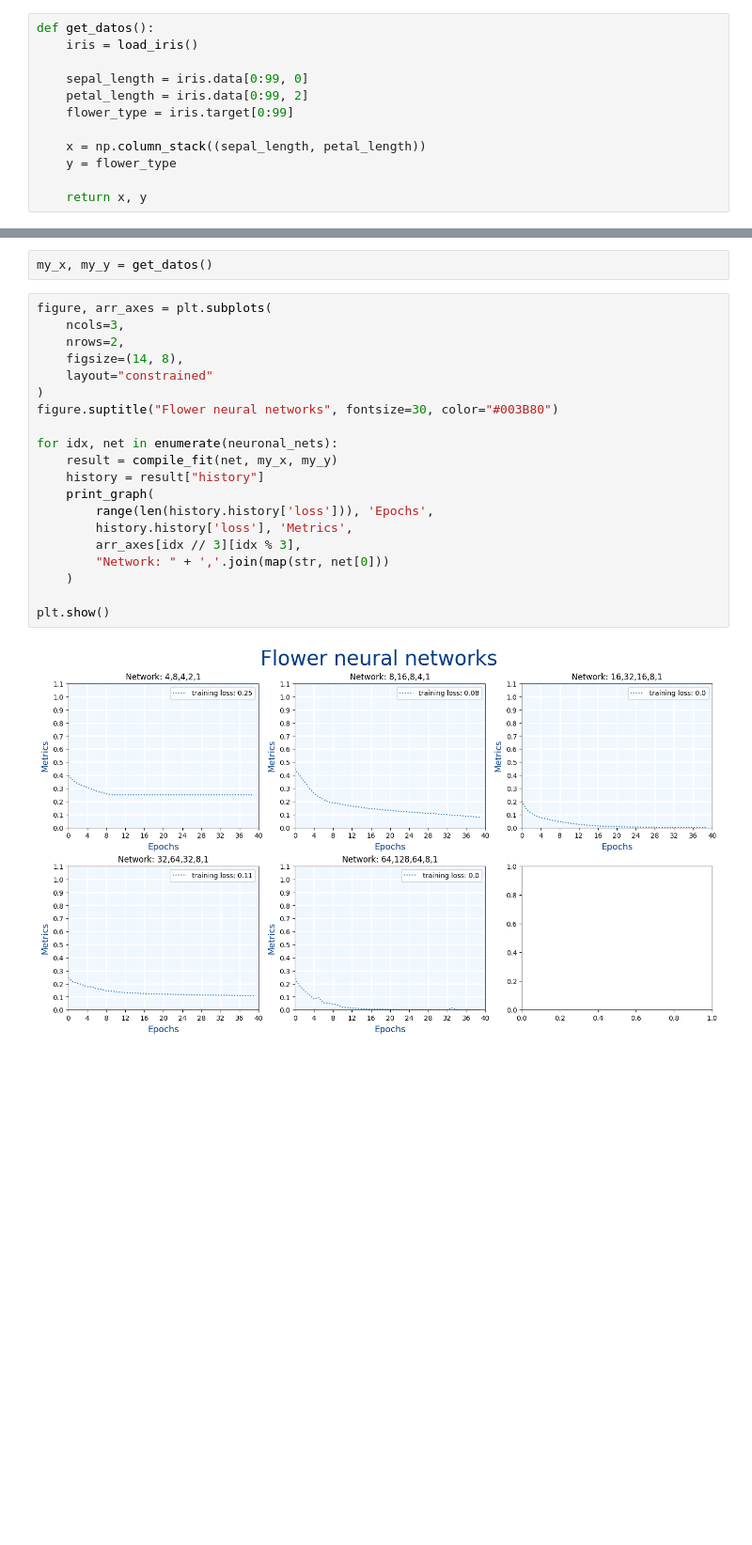
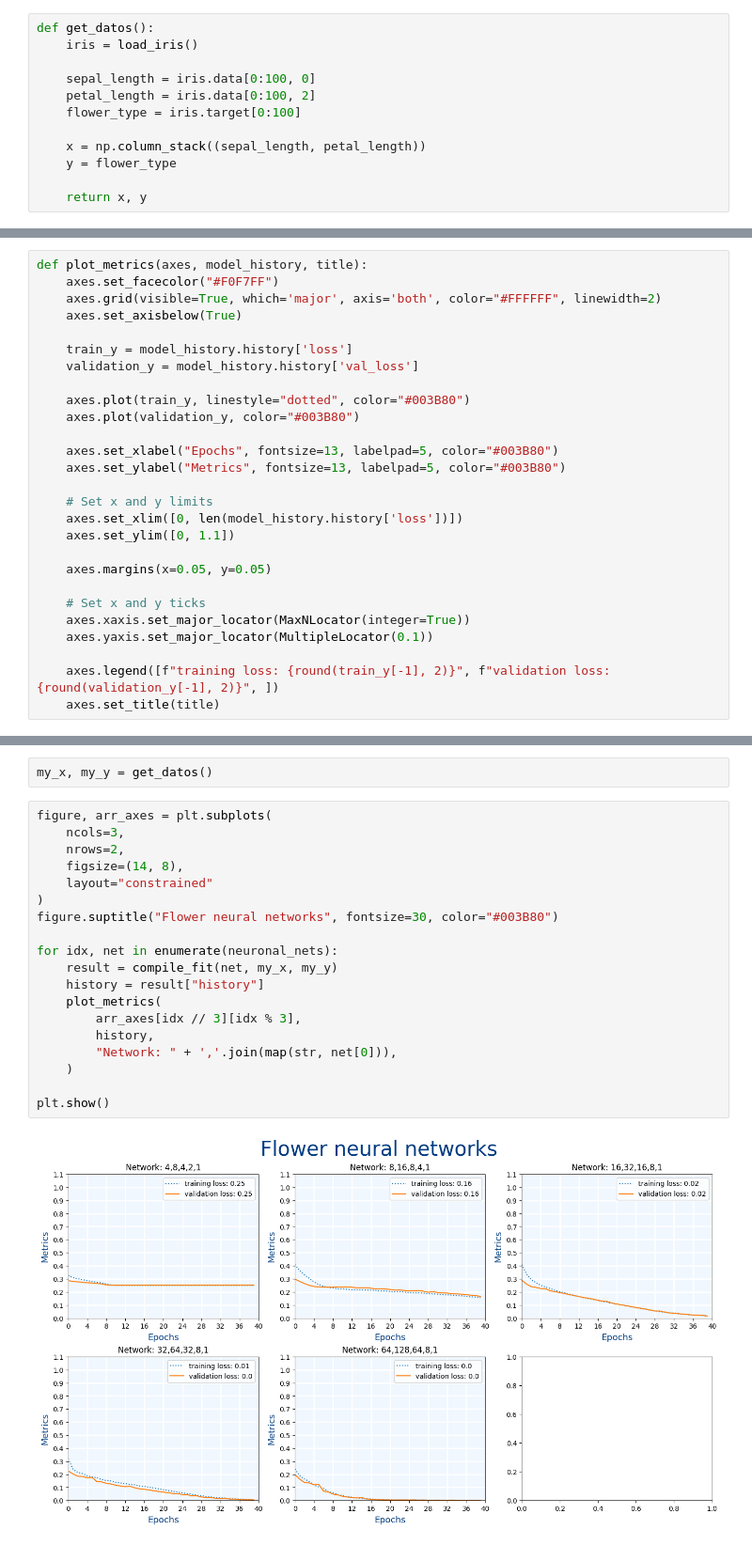
Before and after one commit to TehWeifu/IABD, a Jupyter notebook: ProgramacionDeInteligencia/Lorenzo/Unit04-Graphs/Exercise23.ipynb, the cells around one changed output, grey strips where cells are left out. Shown at 94% size. Cells and saved outputs as stored; diff of their text form; blank space fills up the shorter version.

```diff
--- a/ProgramacionDeInteligencia/Lorenzo/Unit04-Graphs/Exercise23.ipynb
+++ b/ProgramacionDeInteligencia/Lorenzo/Unit04-Graphs/Exercise23.ipynb
@@ -62,9 +70,9 @@ def compile_fit(layers_epochs, model_x, model_y):
 def get_datos():
     iris = load_iris()
 
-    sepal_length = iris.data[0:99, 0]
-    petal_length = iris.data[0:99, 2]
-    flower_type = iris.target[0:99]
+    sepal_length = iris.data[0:100, 0]
+    petal_length = iris.data[0:100, 2]
+    flower_type = iris.target[0:100]
 
     x = np.column_stack((sepal_length, petal_length))
     y = flower_type
@@ -96,3 +81,30 @@ def print_graph(x_data, x_label, y_data, y_label, axes, title):
+# %%
+def plot_metrics(axes, model_history, title):
+    axes.set_facecolor("#F0F7FF")
+    axes.grid(visible=True, which='major', axis='both', color="#FFFFFF", linewidth=2)
+    axes.set_axisbelow(True)
+
+    train_y = model_history.history['loss']
+    validation_y = model_history.history['val_loss']
+
+    axes.plot(train_y, linestyle="dotted", color="#003B80")
+    axes.plot(validation_y, color="#003B80")
+
+    axes.set_xlabel("Epochs", fontsize=13, labelpad=5, color="#003B80")
+    axes.set_ylabel("Metrics", fontsize=13, labelpad=5, color="#003B80")
+
+    # Set x and y limits
+    axes.set_xlim([0, len(model_history.history['loss'])])
+    axes.set_ylim([0, 1.1])
+
+    axes.margins(x=0.05, y=0.05)
+
+    # Set x and y ticks
+    axes.xaxis.set_major_locator(MaxNLocator(integer=True))
+    axes.yaxis.set_major_locator(MultipleLocator(0.1))
+
+    axes.legend([f"training loss: {round(train_y[-1], 2)}", f"validation loss: {round(validation_y[-1], 2)}", ])
+    axes.set_title(title)
 # %%
 neuronal_nets = [
     [[4, 8, 4, 2, 1], 40],
@@ -106,22 +118,21 @@ my_x, my_y = get_datos()
 # %%
 figure, arr_axes = plt.subplots(
     ncols=3,
     nrows=2,
     figsize=(14, 8),
     layout="constrained"
 )
 figure.suptitle("Flower neural networks", fontsize=30, color="#003B80")
 
 for idx, net in enumerate(neuronal_nets):
     result = compile_fit(net, my_x, my_y)
     history = result["history"]
-    print_graph(
-        range(len(history.history['loss'])), 'Epochs',
-        history.history['loss'], 'Metrics',
+    plot_metrics(
         arr_axes[idx // 3][idx % 3],
-        "Network: " + ','.join(map(str, net[0]))
+        history,
+        "Network: " + ','.join(map(str, net[0])),
     )
 
 plt.show()
 # %% [output]
-[figure, old version]
+[figure, new version]
```
Also changed, not shown: parts of 7 cells of this notebook, 51 other files.
